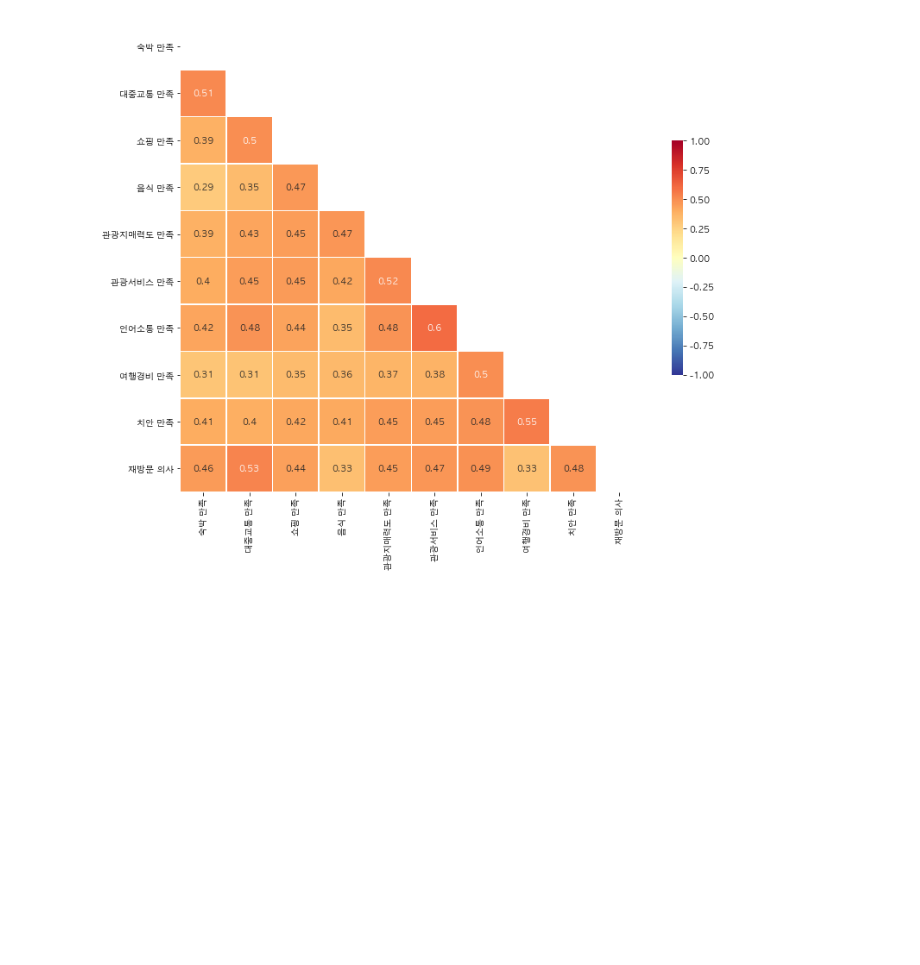
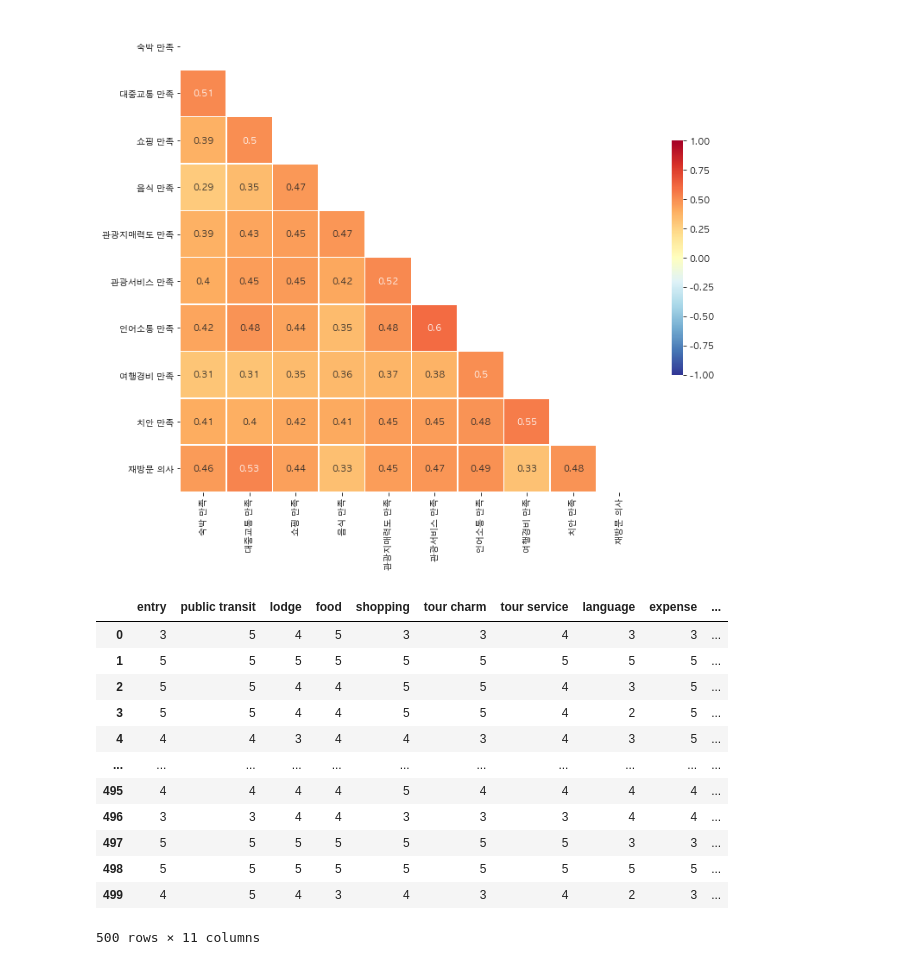
Before and after one commit to asdhgfasd1/2020, a Jupyter notebook: statistics/des_stats01.ipynb, the cells around one changed output. Cells and saved outputs as stored; diff of their text form; code cells hidden in the pictures; blank space fills up the shorter version.

```diff
--- a/statistics/des_stats01.ipynb
+++ b/statistics/des_stats01.ipynb
@@ -577,3 +574,21 @@ business_filter_data.columns = ["","","","출입국 절차 만족", "숙박 만
 view_to_heatmap(12,10, merge_name_stats.iloc[:, 4:14].corr())
 # %% [output]
 [figure]
+# %%
+biz_sample_data = pd.read_csv('./data4/business_500.csv')
+
+biz_sample_data
+# %% [output]
+|  | entry | public transit | lodge | food | shopping | tour charm | tour service | language | expense | ... |
+| 0 | 3 | 5 | 4 | 5 | 3 | 3 | 4 | 3 | 3 | ... |
+| 1 | 5 | 5 | 5 | 5 | 5 | 5 | 5 | 5 | 5 | ... |
+| 2 | 5 | 5 | 4 | 4 | 5 | 5 | 4 | 3 | 5 | ... |
+| 3 | 5 | 5 | 4 | 4 | 5 | 5 | 4 | 2 | 5 | ... |
+| 4 | 4 | 4 | 3 | 4 | 4 | 3 | 4 | 3 | 5 | ... |
+| ... | ... | ... | ... | ... | ... | ... | ... | ... | ... | ... |
+| 495 | 4 | 4 | 4 | 4 | 5 | 4 | 4 | 4 | 4 | ... |
+| 496 | 3 | 3 | 4 | 4 | 3 | 3 | 3 | 4 | 4 | ... |
+| 497 | 5 | 5 | 5 | 5 | 5 | 5 | 5 | 3 | 3 | ... |
+| 498 | 5 | 5 | 5 | 5 | 5 | 5 | 5 | 5 | 5 | ... |
+| 499 | 4 | 5 | 4 | 3 | 4 | 3 | 4 | 2 | 3 | ... |
+500 rows × 11 columns
```
Also changed, not shown: parts of 6 cells of this notebook, 2 other files.
